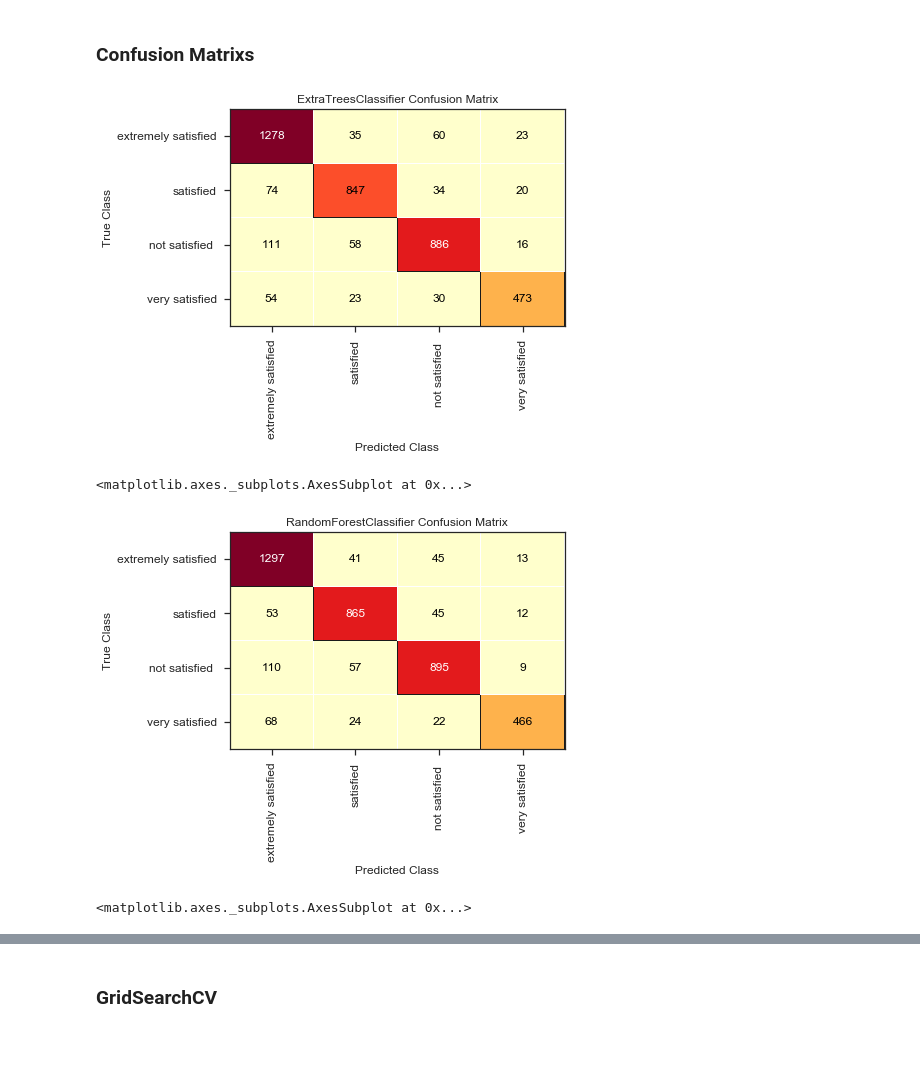
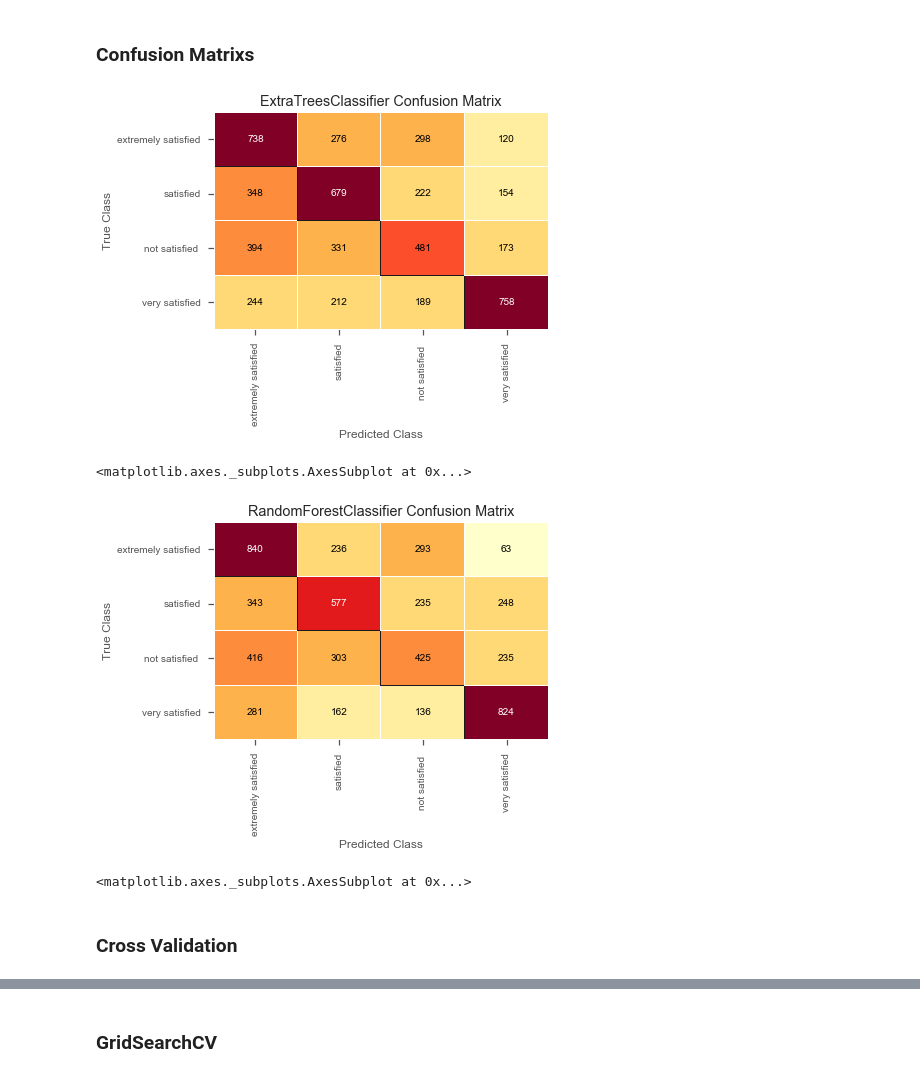
Before and after one commit to georgetown-analytics/First-Home-Recommender, a Jupyter notebook: Modeling_Full.ipynb, the cells around one changed output, grey strips where cells are left out. Saved outputs shown, nothing was run; the diff lists cells and outputs as text; code cells hidden in the pictures; blank space fills up the shorter version.

```diff
--- a/Modeling_Full.ipynb
+++ b/Modeling_Full.ipynb
@@ -104,3 +113,6 @@ X_train, X_test, y_train, y_test = train_test_split(
 # %%
 from imblearn.over_sampling import SMOTE
 sm = SMOTE(random_state = 33)
+# %%
+X_sm, y_sm = sm.fit_sample(X, y.ravel())
+pd.Series(y_sm).value_counts().plot.bar()
@@ -127 +142,6 @@ pd.Series(y_sm).value_counts().plot.bar()
+# %%
+# Create the train and test data
+from sklearn.model_selection import train_test_split
+X_train, X_test, y_train, y_test = train_test_split(
+    X_sm, y_sm, test_size=0.2)
 # %%
@@ -172,9 +208,9 @@ from yellowbrick.classifier import ClassificationReport
 # Instantiate the classification model and visualizer
 classes=['extremely satisfied','satisfied','not satisfied ','very satisfied']
 model = ExtraTreesClassifier()
-visualizer = ClassificationReport(model, classes=classes, support=True)
+visualizer = ClassificationReport(model, classes=classes, size=(600, 420), support=True)
 
-visualizer.fit(X_sm, y_sm.ravel())        # Fit the visualizer and the model
-visualizer.score(X_test, y_test.values.ravel())        # Evaluate the model on the test data
+visualizer.fit(X_train, y_train.ravel())        # Fit the visualizer and the model
+visualizer.score(X_test, y_test.ravel())        # Evaluate the model on the test data
 visualizer.show()                       # Finalize and show the figure
 # %% [output]
@@ -185,9 +221,9 @@ visualizer.show()                       # Finalize and show the figure
 # Instantiate the classification model and visualizer
 classes=['extremely satisfied','satisfied','not satisfied ','very satisfied']
 model = RandomForestClassifier()
-visualizer = ClassificationReport(model, classes=classes, support=True)
+visualizer = ClassificationReport(model, classes=classes, size=(600, 420), support=True)
 
-visualizer.fit(X_sm, y_sm.ravel())        # Fit the visualizer and the model
-visualizer.score(X_test, y_test.values.ravel())        # Evaluate the model on the test data
+visualizer.fit(X_train, y_train.ravel())        # Fit the visualizer and the model
+visualizer.score(X_test, y_test.ravel())        # Evaluate the model on the test data
 visualizer.show()                       # Finalize and show the figure
 # %% [output]
@@ -210,17 +234,17 @@ visualizer.show()
 # %%
 from yellowbrick.classifier import ConfusionMatrix
 model = ExtraTreesClassifier()
 
 cm = ConfusionMatrix(model, classes=['extremely satisfied','satisfied','not satisfied ','very satisfied'])
 
 # Fit fits the passed model. This is unnecessary if you pass the visualizer a pre-fitted model
-cm.fit(X_sm, y_sm.ravel())
+cm.fit(X_train, y_train.ravel())
 
-cm.score(X_test, y_test.values.ravel())
+cm.score(X_test, y_test.ravel())
 
 cm.show()
 # %% [output]
-[figure, old version]
+[figure, new version]
 <matplotlib.axes._subplots.AxesSubplot at 0x...>
 # %%
 model = RandomForestClassifier(n_estimators=100)
@@ -228,11 +252,13 @@ model = RandomForestClassifier(n_estimators=100)
 cm = ConfusionMatrix(model, classes=['extremely satisfied','satisfied','not satisfied ','very satisfied'])
 
 # Fit fits the passed model. This is unnecessary if you pass the visualizer a pre-fitted model
-cm.fit(X_sm, y_sm.ravel())
+cm.fit(X_train, y_train.ravel())
 
-cm.score(X_test, y_test.values.ravel())
+cm.score(X_test, y_test.ravel())
 
 cm.show()
 # %% [output]
-[figure, old version]
+[figure, new version]
 <matplotlib.axes._subplots.AxesSubplot at 0x...>
+# %% [markdown]
+### Cross Validation
```
Also changed, not shown: parts of 28 cells of this notebook.
